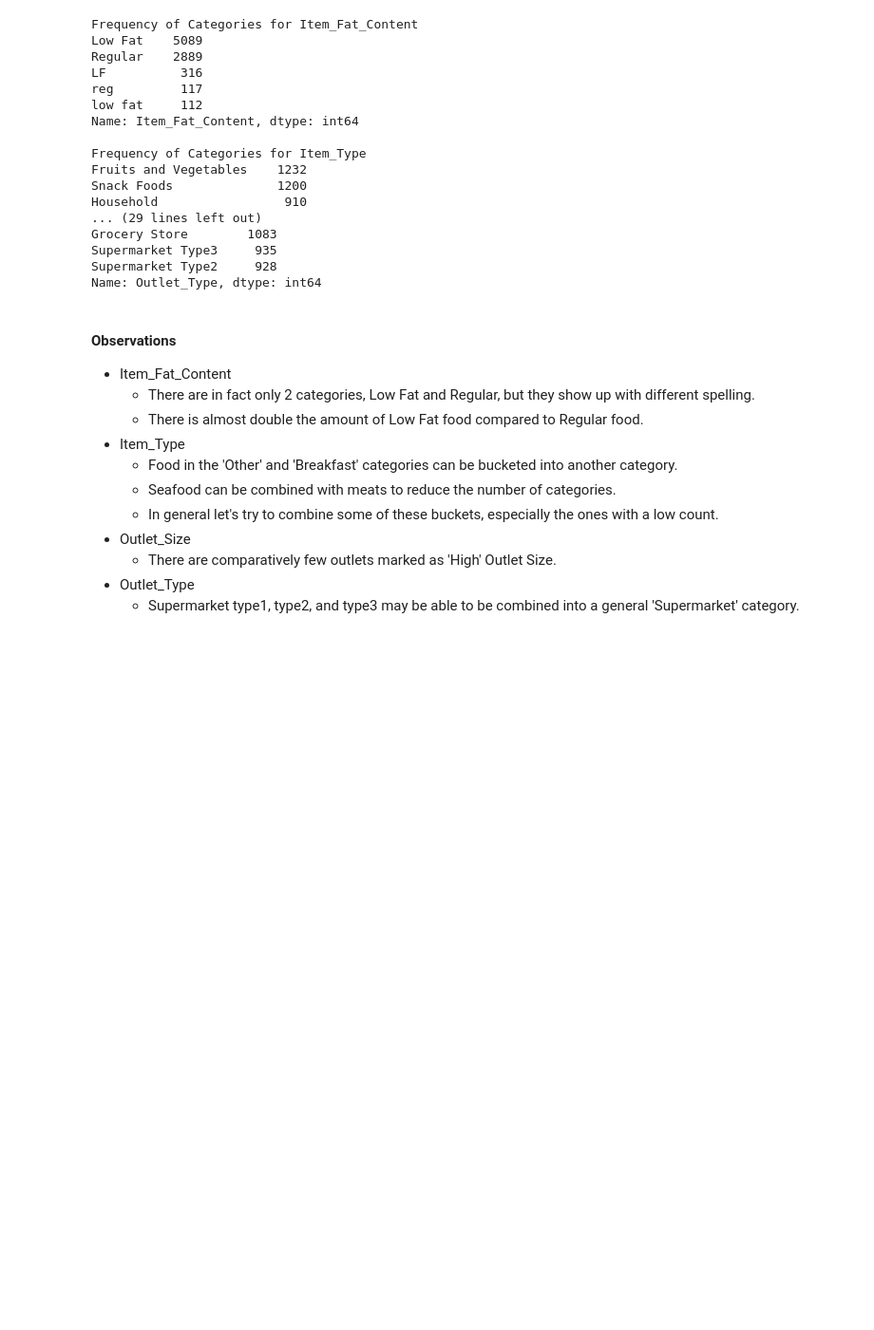
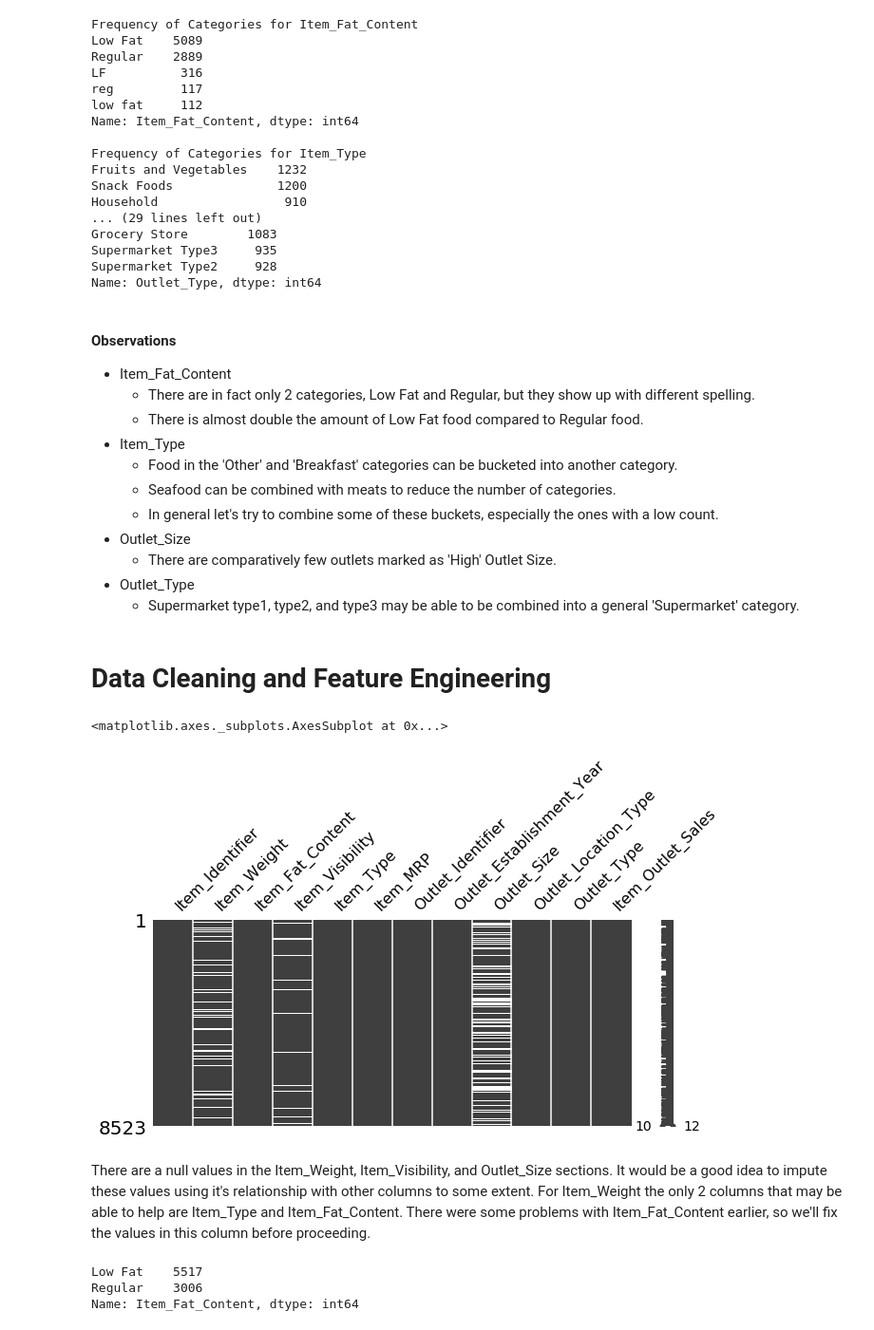
Before and after one commit to csaravia97/Big-Mart-Sales, a Jupyter notebook: BigMart Sales Prediction.ipynb, the cells around one changed output. Shown at 95% size. Drawn from its saved outputs; the diff is of its cells as text; code cells hidden in the pictures; blank space fills up the shorter version.

Commit message:
Almost finished with null value imputation

```diff
--- a/BigMart Sales Prediction.ipynb
+++ b/BigMart Sales Prediction.ipynb
@@ -213,3 +214,25 @@ Name: Outlet_Type, dtype: int64
     - There are comparatively few outlets marked as 'High' Outlet Size.
 - Outlet_Type
     - Supermarket type1, type2, and type3 may be able to be combined into a general 'Supermarket' category.
+# %% [markdown]
+# Data Cleaning and Feature Engineering
+# %%
+# Before we start let's correct the visibility 0 to be null instead
+df.loc[df['Item_Visibility'] == 0.0, "Item_Visibility"] = np.NAN
+mno.matrix(df, figsize=(10,4))
+# %% [output]
+<matplotlib.axes._subplots.AxesSubplot at 0x...>
+[figure, added]
+# %% [markdown]
+There are a null values in the Item_Weight, Item_Visibility, and Outlet_Size sections. It would be a good idea to impute these values using it's relationship with other columns to some extent.
+For Item_Weight the only 2 columns that may be able to help are Item_Type and Item_Fat_Content. There were some problems with Item_Fat_Content earlier, so we'll fix the values in this column before proceeding.
+# %%
+# Replacing all invalid values for Item_Fat_Content
+df['Item_Fat_Content'] = df['Item_Fat_Content'].replace({'LF':'Low Fat',
+                                                         'reg':'Regular',
+                                                         'low fat':'Low Fat'})
+df.Item_Fat_Content.value_counts()
+# %% [output]
+Low Fat    5517
+Regular    3006
+Name: Item_Fat_Content, dtype: int64
```
Also changed, not shown: parts of 41 cells of this notebook.
